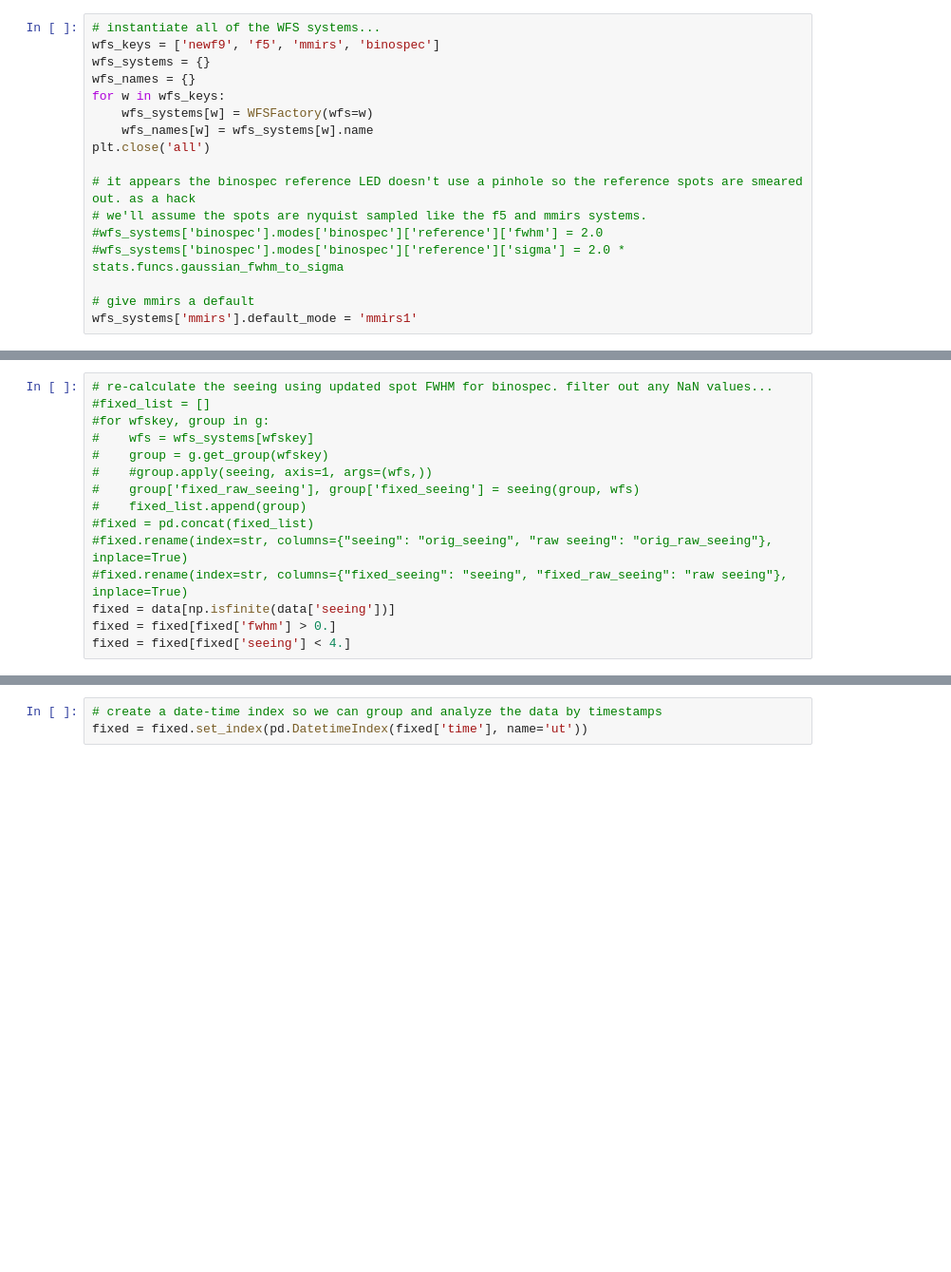
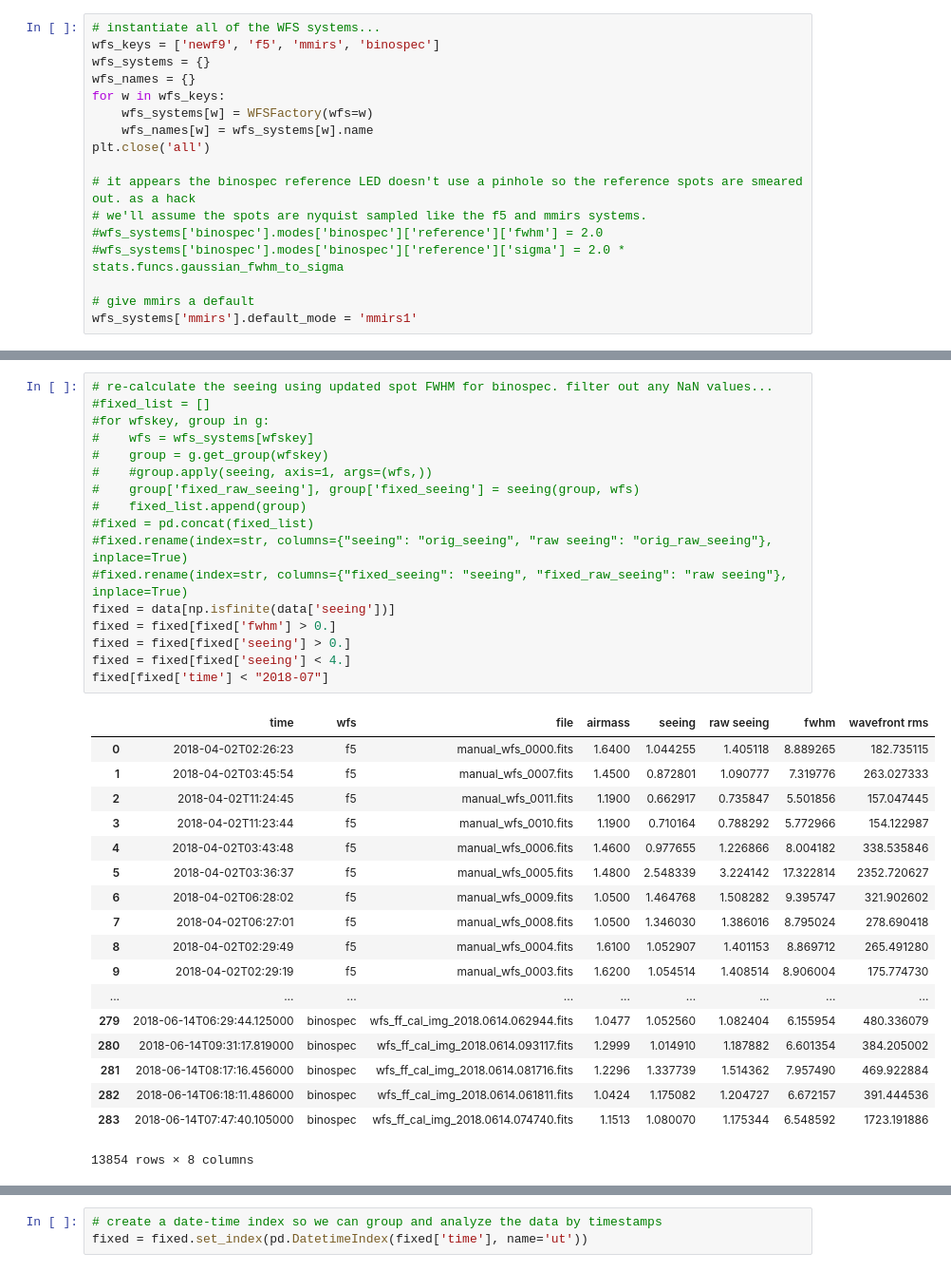
Before and after one commit to MMTObservatory/seeing_analysis, a Jupyter notebook: Seeing Summary - 2018_q2.ipynb, the cells around one changed output, grey strips where cells are left out. Shown at 95% size. Cells and saved outputs as stored; diff of their text form; blank space fills up the shorter version.

```diff
--- a/Seeing Summary - 2018_q2.ipynb
+++ b/Seeing Summary - 2018_q2.ipynb
@@ -309,16 +297,37 @@ g.wfs.describe()
 # %%
 # re-calculate the seeing using updated spot FWHM for binospec. filter out any NaN values...
 #fixed_list = []
 #for wfskey, group in g:
 #    wfs = wfs_systems[wfskey]
 #    group = g.get_group(wfskey)
 #    #group.apply(seeing, axis=1, args=(wfs,))
 #    group['fixed_raw_seeing'], group['fixed_seeing'] = seeing(group, wfs)
 #    fixed_list.append(group)
 #fixed = pd.concat(fixed_list)
 #fixed.rename(index=str, columns={"seeing": "orig_seeing", "raw seeing": "orig_raw_seeing"}, inplace=True)
 #fixed.rename(index=str, columns={"fixed_seeing": "seeing", "fixed_raw_seeing": "raw seeing"}, inplace=True)
 fixed = data[np.isfinite(data['seeing'])]
 fixed = fixed[fixed['fwhm'] > 0.]
+fixed = fixed[fixed['seeing'] > 0.]
 fixed = fixed[fixed['seeing'] < 4.]
+fixed[fixed['time'] < "2018-07"]
+# %% [output]
+|  | time | wfs | file | airmass | seeing | raw seeing | fwhm | wavefront rms |
+| 0 | 2018-04-02T02:26:23 | f5 | manual_wfs_0000.fits | 1.6400 | 1.044255 | 1.405118 | 8.889265 | 182.735115 |
+| 1 | 2018-04-02T03:45:54 | f5 | manual_wfs_0007.fits | 1.4500 | 0.872801 | 1.090777 | 7.319776 | 263.027333 |
+| 2 | 2018-04-02T11:24:45 | f5 | manual_wfs_0011.fits | 1.1900 | 0.662917 | 0.735847 | 5.501856 | 157.047445 |
+| 3 | 2018-04-02T11:23:44 | f5 | manual_wfs_0010.fits | 1.1900 | 0.710164 | 0.788292 | 5.772966 | 154.122987 |
+| 4 | 2018-04-02T03:43:48 | f5 | manual_wfs_0006.fits | 1.4600 | 0.977655 | 1.226866 | 8.004182 | 338.535846 |
+| 5 | 2018-04-02T03:36:37 | f5 | manual_wfs_0005.fits | 1.4800 | 2.548339 | 3.224142 | 17.322814 | 2352.720627 |
+| 6 | 2018-04-02T06:28:02 | f5 | manual_wfs_0009.fits | 1.0500 | 1.464768 | 1.508282 | 9.395747 | 321.902602 |
+| 7 | 2018-04-02T06:27:01 | f5 | manual_wfs_0008.fits | 1.0500 | 1.346030 | 1.386016 | 8.795024 | 278.690418 |
+| 8 | 2018-04-02T02:29:49 | f5 | manual_wfs_0004.fits | 1.6100 | 1.052907 | 1.401153 | 8.869712 | 265.491280 |
+| 9 | 2018-04-02T02:29:19 | f5 | manual_wfs_0003.fits | 1.6200 | 1.054514 | 1.408514 | 8.906004 | 175.774730 |
+| ... | ... | ... | ... | ... | ... | ... | ... | ... |
+| 279 | 2018-06-14T06:29:44.125000 | binospec | wfs_ff_cal_img_2018.0614.062944.fits | 1.0477 | 1.052560 | 1.082404 | 6.155954 | 480.336079 |
+| 280 | 2018-06-14T09:31:17.819000 | binospec | wfs_ff_cal_img_2018.0614.093117.fits | 1.2999 | 1.014910 | 1.187882 | 6.601354 | 384.205002 |
+| 281 | 2018-06-14T08:17:16.456000 | binospec | wfs_ff_cal_img_2018.0614.081716.fits | 1.2296 | 1.337739 | 1.514362 | 7.957490 | 469.922884 |
+| 282 | 2018-06-14T06:18:11.486000 | binospec | wfs_ff_cal_img_2018.0614.061811.fits | 1.0424 | 1.175082 | 1.204727 | 6.672157 | 391.444536 |
+| 283 | 2018-06-14T07:47:40.105000 | binospec | wfs_ff_cal_img_2018.0614.074740.fits | 1.1513 | 1.080070 | 1.175344 | 6.548592 | 1723.191886 |
+13854 rows × 8 columns
 # %%
```
Also changed, not shown: parts of 15 cells of this notebook, 5 other files.
